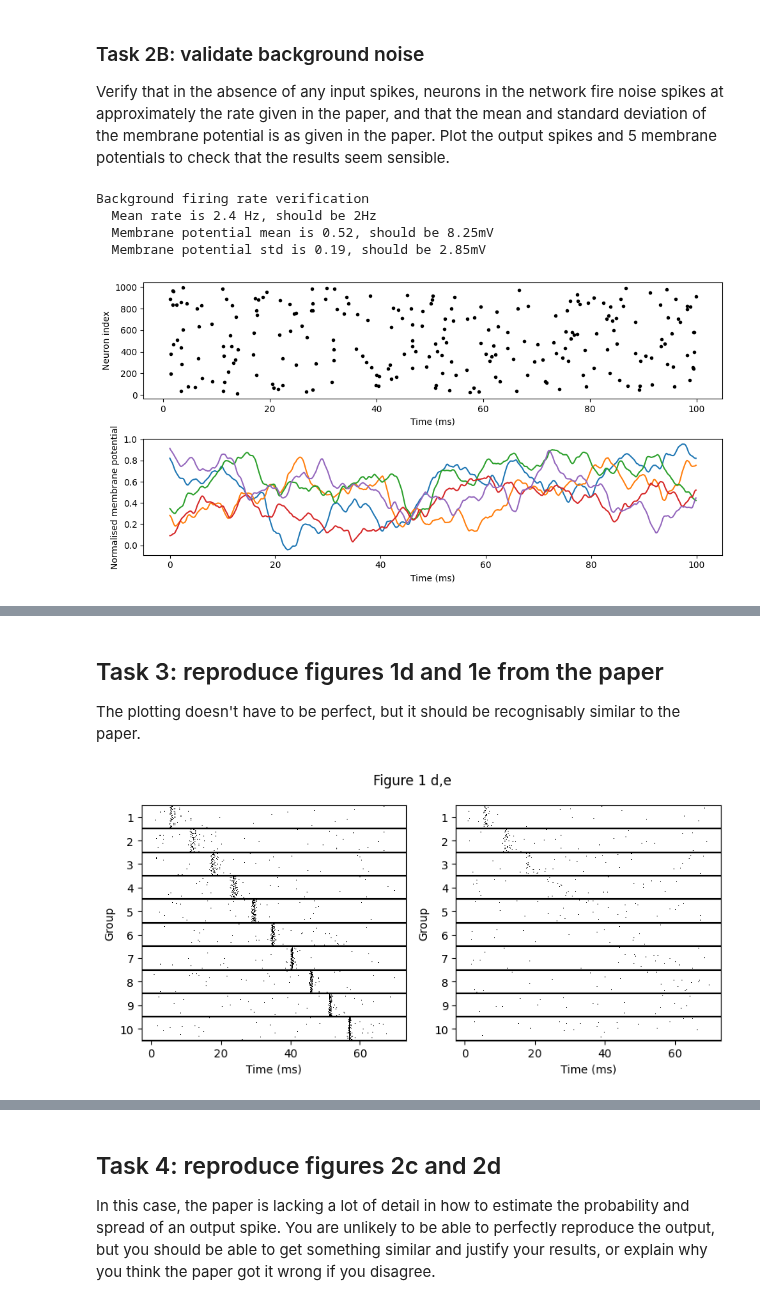
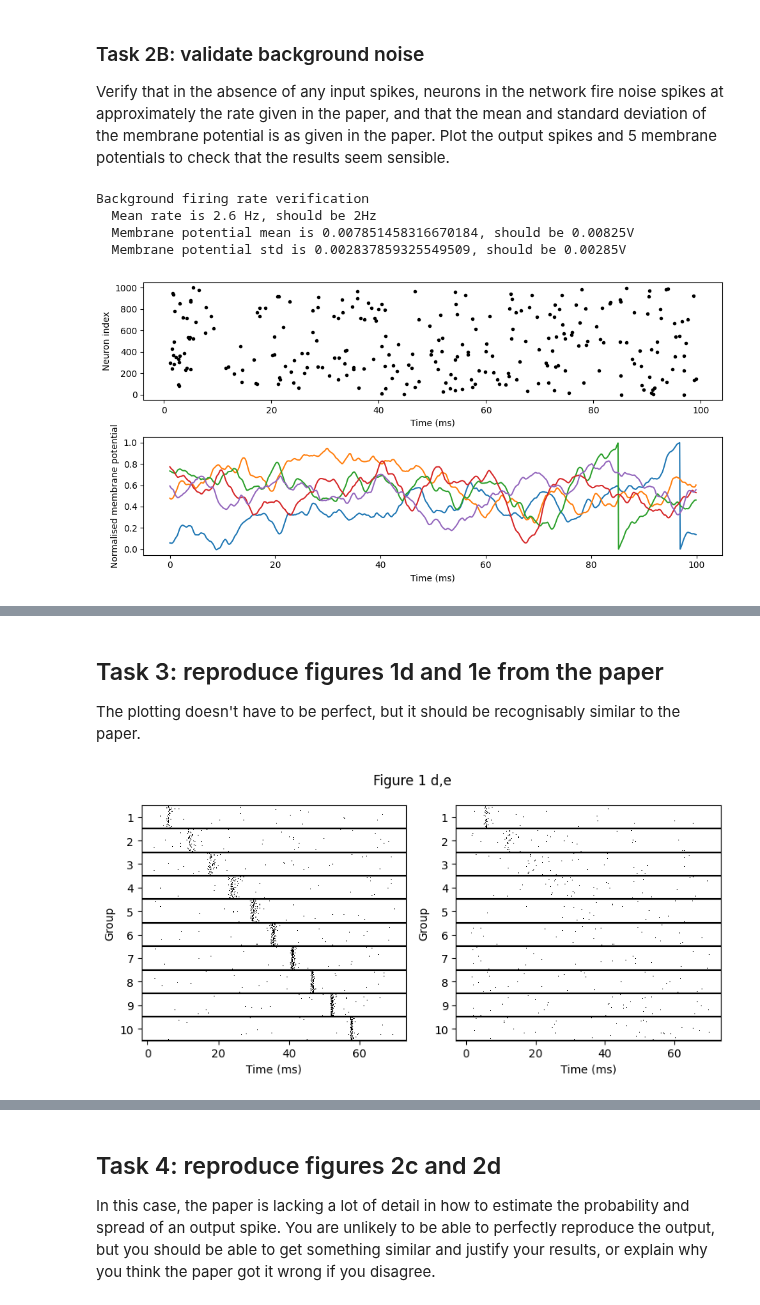
Before and after one commit to hk221/Neuro_for_ML, a Jupyter notebook: Synfire Chains/synfire_no_answers.ipynb, the cells around one changed output, grey strips where cells are left out. Cells and saved outputs as stored; diff of their text form; code cells hidden in the pictures.

```diff
--- a/Synfire Chains/synfire_no_answers.ipynb
+++ b/Synfire Chains/synfire_no_answers.ipynb
@@ -134,7 +134,7 @@ def simulate_layer(
         # Record membrane potential
         # b potential normalisation
         # a resting membrane potential
-        v_rec[:, t_idx] = (v * a) + b
+        v_rec[:, t_idx] = v
         #spikes_out[spiking_neurons, t_idx] = spiking_neurons
     return v_rec, spikes_out
 
@@ -221,31 +224,36 @@ Expected results:
 Verify that in the absence of any input spikes, neurons in the network fire noise spikes at approximately the rate given in the paper, and that the mean and standard deviation of the membrane potential is as given in the paper. Plot the output spikes and 5 membrane potentials to check that the results seem sensible.
 # %%
 # Verify background noise gives appropriate level of output noise
-v, s = simulate_layer(num_neurons=1000, num_time_steps=1000)
-#v -= 70
+v_original, s = simulate_layer(num_neurons=1000, num_time_steps=1000)
+v_rest = -70
+a = 0.0667
+b = 4.669
+v = a * v_original + b
 i, t = s.nonzero()
 t = t * 0.1  # dt
 plt.figure(figsize=(10, 5))
 plt.subplot(211)
 plt.plot(t, i, ".k")
 plt.xlabel("Time (ms)")
 plt.ylabel("Neuron index")
 plt.subplot(212)
 plt.plot(np.arange(1000) * 0.1, v[:5, :1000].T)
 plt.xlabel("Time (ms)")
 plt.ylabel("Normalised membrane potential")
 plt.tight_layout()
+#normalise v
+v_normalised = (v_original - v_rest)/1000
 print("Background firing rate verification")
 # TODO: Fill in the ... values below
 print(f"  Mean rate is {s.sum()/(1000*1000*0.1*1e-3):.1f} Hz, should be 2Hz")  # ...
-print(f"  Membrane potential mean is {(v.mean()):.2f}, should be 8.25mV")  # ...
-print(f"  Membrane potential std is {v.std():.2f}, should be 2.85mV")  # ...
+print(f"  Membrane potential mean is {(v_normalised.mean()):}, should be 0.00825V")  # ...
+print(f"  Membrane potential std is {v_normalised.std():}, should be 0.00285V")  # ...
 # %% [output]
 Background firing rate verification
-  Mean rate is 2.4 Hz, should be 2Hz
-  Membrane potential mean is 0.52, should be 8.25mV
-  Membrane potential std is 0.19, should be 2.85mV
+  Mean rate is 2.6 Hz, should be 2Hz
+  Membrane potential mean is 0.007851458316670184, should be 0.00825V
+  Membrane potential std is 0.002837859325549509, should be 0.00285V
-[figure, old version]
+[figure, new version]
 # %% [markdown]
 Expected results:
 
@@ -280,7 +288,7 @@ for plotidx, a in enumerate(a_values):
 plt.suptitle("Figure 1 d,e")
 plt.tight_layout()
 # %% [output]
-[figure, old version]
+[figure, new version]
 # %% [markdown]
 Expected results (may not be exactly the same each time you run):
 
```
Also changed, not shown: parts of 3 cells of this notebook.
